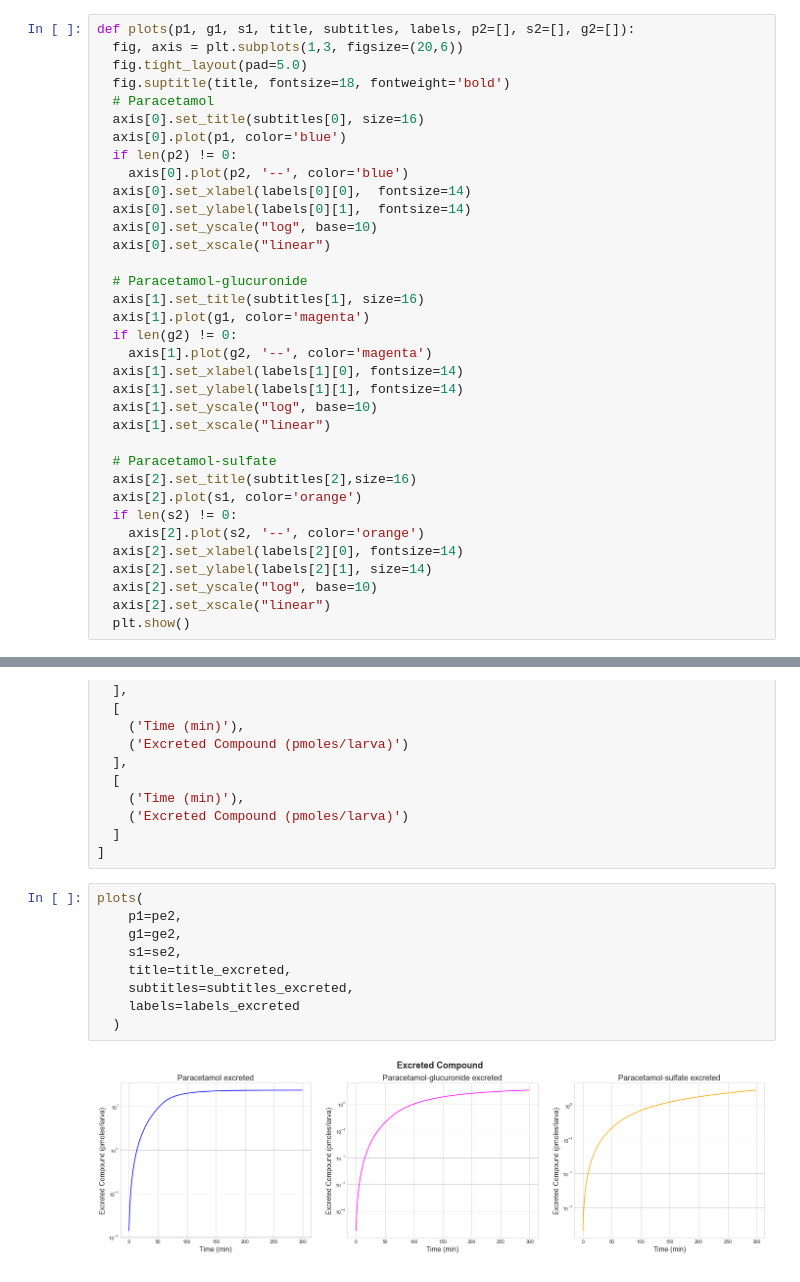
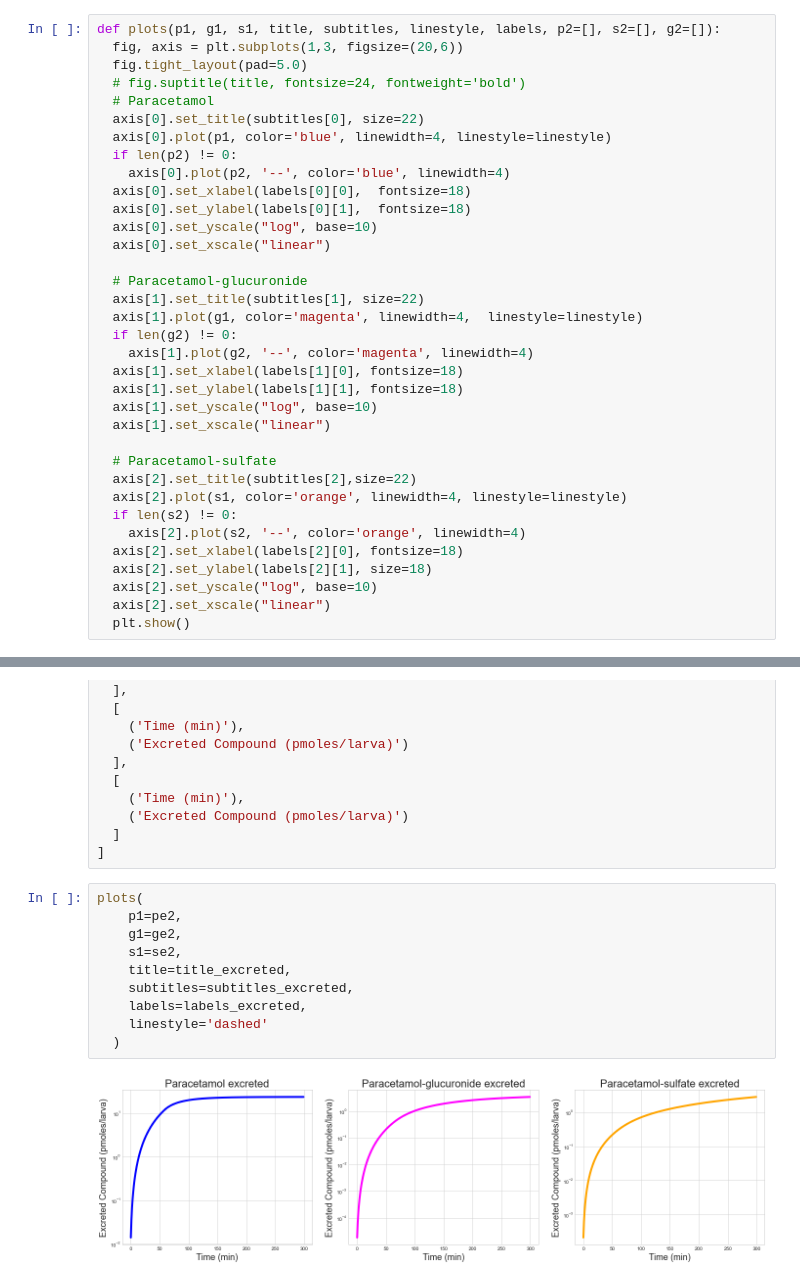
Before and after one commit to OhGreat/pharmacokinetics_with_petri_nets, a Jupyter notebook: visualization.ipynb, the cells around one changed output, grey strips where cells are left out. Cells and saved outputs as stored; diff of their text form.

Commit message:
fix visualizations

```diff
--- a/visualization.ipynb
+++ b/visualization.ipynb
@@ -24,37 +24,37 @@ ge2 = np.load('results/exp2/ge_val.npy')
 
 For 1 hours keep larvae in medium with constant concentration of 1pml paracetamol
 # %%
-def plots(p1, g1, s1, title, subtitles, labels, p2=[], s2=[], g2=[]):
+def plots(p1, g1, s1, title, subtitles, linestyle, labels, p2=[], s2=[], g2=[]):
   fig, axis = plt.subplots(1,3, figsize=(20,6))
   fig.tight_layout(pad=5.0)
-  fig.suptitle(title, fontsize=18, fontweight='bold')
+  # fig.suptitle(title, fontsize=24, fontweight='bold')
   # Paracetamol
-  axis[0].set_title(subtitles[0], size=16)
-  axis[0].plot(p1, color='blue')
+  axis[0].set_title(subtitles[0], size=22)
+  axis[0].plot(p1, color='blue', linewidth=4, linestyle=linestyle)
   if len(p2) != 0:
-    axis[0].plot(p2, '--', color='blue')
-  axis[0].set_xlabel(labels[0][0],  fontsize=14)
-  axis[0].set_ylabel(labels[0][1],  fontsize=14)
+    axis[0].plot(p2, '--', color='blue', linewidth=4)
+  axis[0].set_xlabel(labels[0][0],  fontsize=18)
+  axis[0].set_ylabel(labels[0][1],  fontsize=18)
   axis[0].set_yscale("log", base=10)
   axis[0].set_xscale("linear")
 
   # Paracetamol-glucuronide
-  axis[1].set_title(subtitles[1], size=16)
-  axis[1].plot(g1, color='magenta')
+  axis[1].set_title(subtitles[1], size=22)
+  axis[1].plot(g1, color='magenta', linewidth=4,  linestyle=linestyle)
   if len(g2) != 0:
-    axis[1].plot(g2, '--', color='magenta')
-  axis[1].set_xlabel(labels[1][0], fontsize=14)
-  axis[1].set_ylabel(labels[1][1], fontsize=14)
+    axis[1].plot(g2, '--', color='magenta', linewidth=4)
+  axis[1].set_xlabel(labels[1][0], fontsize=18)
+  axis[1].set_ylabel(labels[1][1], fontsize=18)
   axis[1].set_yscale("log", base=10)
   axis[1].set_xscale("linear")
 
   # Paracetamol-sulfate
-  axis[2].set_title(subtitles[2],size=16)
-  axis[2].plot(s1, color='orange')
+  axis[2].set_title(subtitles[2],size=22)
+  axis[2].plot(s1, color='orange', linewidth=4, linestyle=linestyle)
   if len(s2) != 0:
-    axis[2].plot(s2, '--', color='orange')
-  axis[2].set_xlabel(labels[2][0], fontsize=14)
-  axis[2].set_ylabel(labels[2][1], size=14)
+    axis[2].plot(s2, '--', color='orange', linewidth=4)
+  axis[2].set_xlabel(labels[2][0], fontsize=18)
+  axis[2].set_ylabel(labels[2][1], size=18)
   axis[2].set_yscale("log", base=10)
   axis[2].set_xscale("linear")
   plt.show()
@@ -117,14 +118,15 @@ labels_excreted = [
 # %%
 plots(
     p1=pe2,
     g1=ge2,
     s1=se2,
     title=title_excreted,
     subtitles=subtitles_excreted,
-    labels=labels_excreted
+    labels=labels_excreted,
+    linestyle='dashed'
   )
 # %% [output]
-[figure, old version]
+[figure, new version]
 # %%
 sulfation = []
 glucu = []
```
Also changed, not shown: parts of 2 cells of this notebook.
